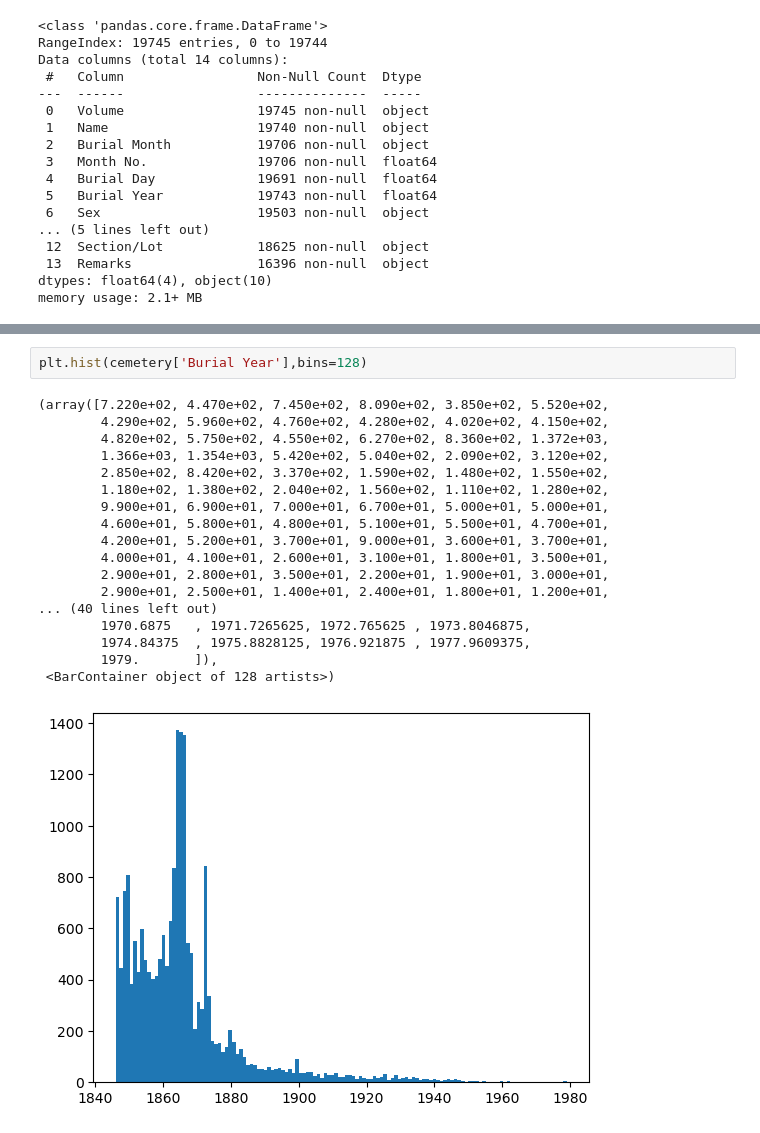
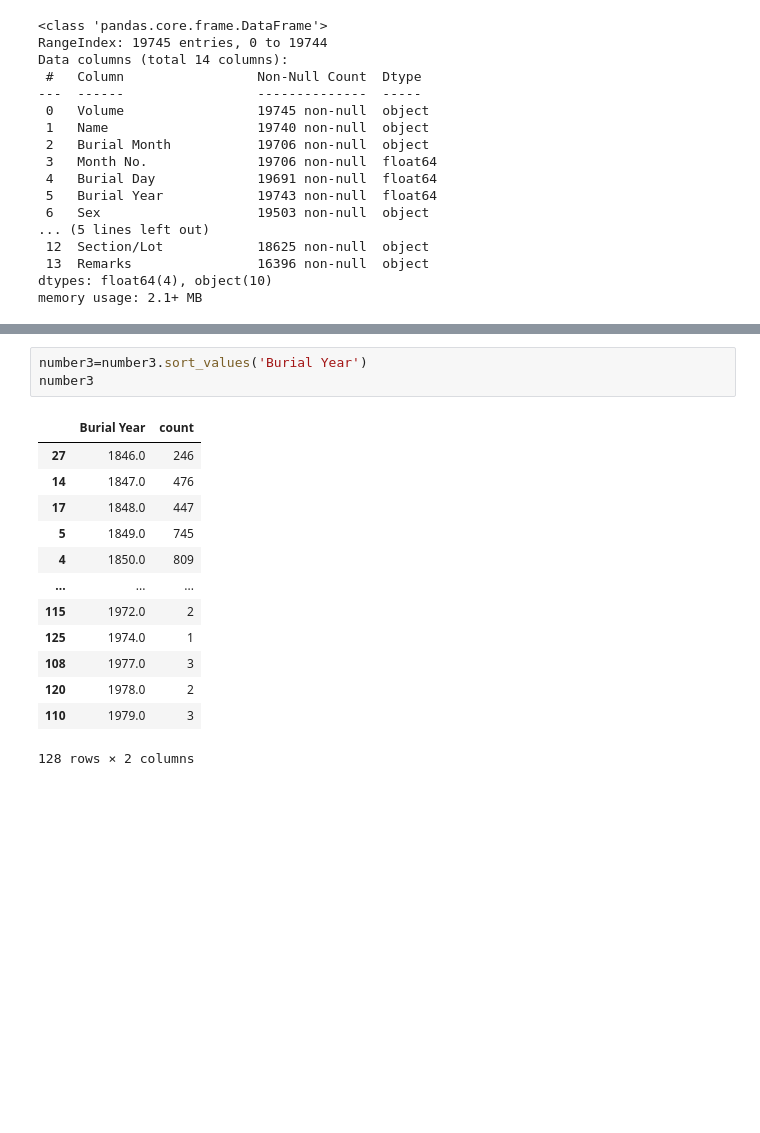
Before and after one commit to NSS-Data-Analytics-Cohort-10/advanced-pandas-rushichokshi, a Jupyter notebook: notebooks/advanced_pandas_notebook.ipynb, the cells around one changed output, grey strips where cells are left out. Drawn from its saved outputs; the diff is of its cells as text; blank space fills up the shorter version.

```diff
--- a/notebooks/advanced_pandas_notebook.ipynb
+++ b/notebooks/advanced_pandas_notebook.ipynb
@@ -111,21 +121,17 @@ cemetery['Burial Year'].nunique()
-# %%
-plt.hist(cemetery['Burial Year'],bins=128)
-# %% [output]
-(array([7.220e+02, 4.470e+02, 7.450e+02, 8.090e+02, 3.850e+02, 5.520e+02,
-        4.290e+02, 5.960e+02, 4.760e+02, 4.280e+02, 4.020e+02, 4.150e+02,
-        4.820e+02, 5.750e+02, 4.550e+02, 6.270e+02, 8.360e+02, 1.372e+03,
-        1.366e+03, 1.354e+03, 5.420e+02, 5.040e+02, 2.090e+02, 3.120e+02,
-        2.850e+02, 8.420e+02, 3.370e+02, 1.590e+02, 1.480e+02, 1.550e+02,
-        1.180e+02, 1.380e+02, 2.040e+02, 1.560e+02, 1.110e+02, 1.280e+02,
-        9.900e+01, 6.900e+01, 7.000e+01, 6.700e+01, 5.000e+01, 5.000e+01,
-        4.600e+01, 5.800e+01, 4.800e+01, 5.100e+01, 5.500e+01, 4.700e+01,
-        4.200e+01, 5.200e+01, 3.700e+01, 9.000e+01, 3.600e+01, 3.700e+01,
-        4.000e+01, 4.100e+01, 2.600e+01, 3.100e+01, 1.800e+01, 3.500e+01,
-        2.900e+01, 2.800e+01, 3.500e+01, 2.200e+01, 1.900e+01, 3.000e+01,
-        2.900e+01, 2.500e+01, 1.400e+01, 2.400e+01, 1.800e+01, 1.200e+01,
-... (40 lines left out)
-        1970.6875   , 1971.7265625, 1972.765625 , 1973.8046875,
-        1974.84375  , 1975.8828125, 1976.921875 , 1977.9609375,
-        1979.       ]),
- <BarContainer object of 128 artists>)
-[figure, removed]
+# %%
+number3=number3.sort_values('Burial Year')
+number3
+# %% [output]
+|  | Burial Year | count |
+| 27 | 1846.0 | 246 |
+| 14 | 1847.0 | 476 |
+| 17 | 1848.0 | 447 |
+| 5 | 1849.0 | 745 |
+| 4 | 1850.0 | 809 |
+| ... | ... | ... |
+| 115 | 1972.0 | 2 |
+| 125 | 1974.0 | 1 |
+| 108 | 1977.0 | 3 |
+| 120 | 1978.0 | 2 |
+| 110 | 1979.0 | 3 |
+128 rows × 2 columns
```
Also changed, not shown: parts of 9 cells of this notebook.
